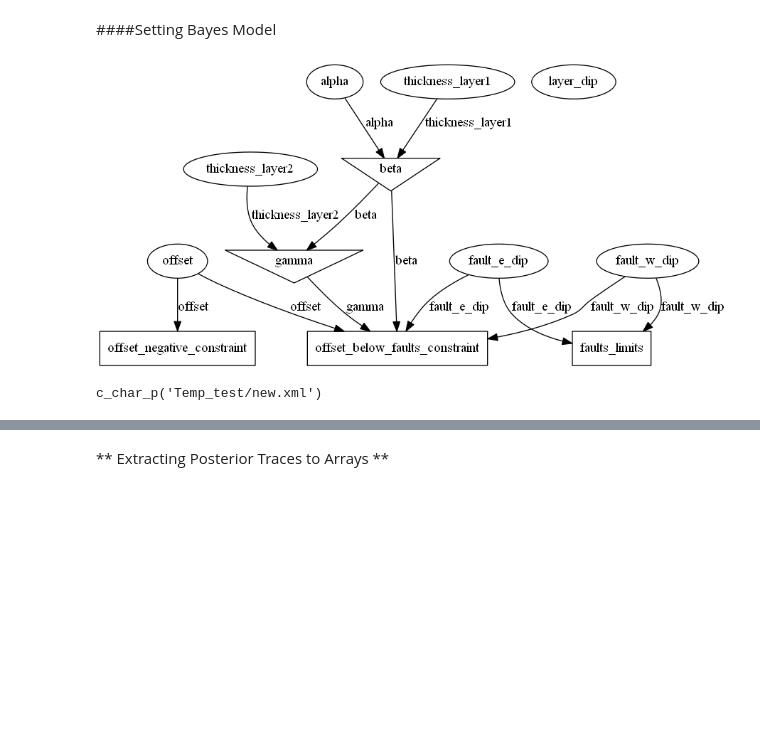
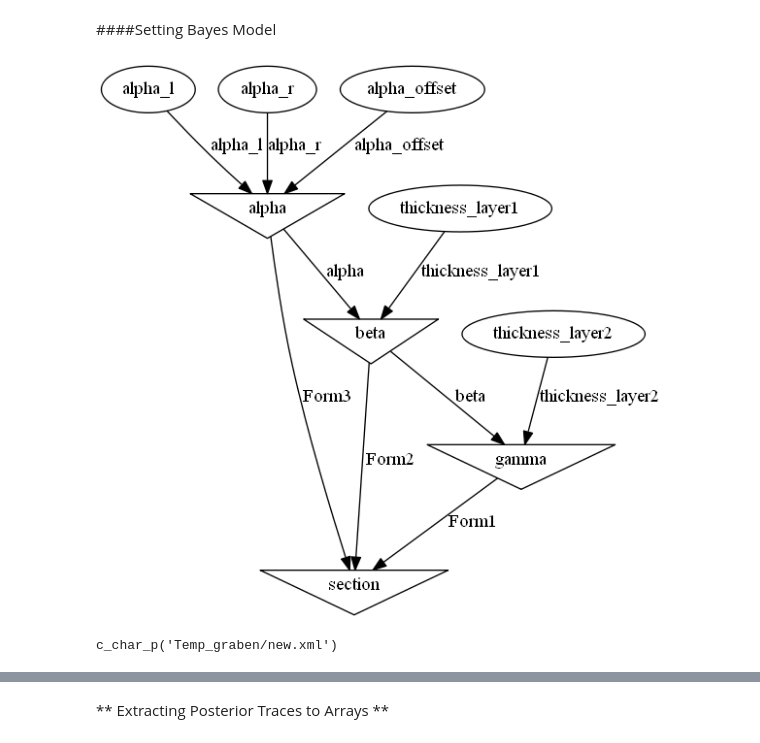
Before and after one commit to Leguark/Thesis, a Jupyter notebook: PyMC geomod-3.ipynb, the cells around one changed output, grey strips where cells are left out. Cells and saved outputs as stored; diff of their text form; code cells hidden in the pictures; blank space fills up the shorter version.

Commit message:
PyMC geomod-3

```diff
--- a/PyMC geomod-3.ipynb
+++ b/PyMC geomod-3.ipynb
@@ -81,27 +76,51 @@ G1.plot_section('y',cell_pos=1,colorbar = True,  cmap='RdBu', figsize=(6,6),inte
 # %% [markdown]
 ####Setting Bayes Model
 # %%
-Image("Nice Notebooks\Allparameters_noobs.png")
+Image("Geomodeller_no_const.png")
 # %% [output]
-[figure, old version]
+[figure, new version]
 # %%
-alpha = pm.Normal("alpha", -350, 0.05)# value= -250)
-beta = pm.Normal("beta", -500, 0.001)# value=-400)
-gamma = pm.Normal("gamma", -650, 0.001)#, value = 0)
+# First layer
+alpha_l = pm.Normal("alpha_l", -350, 0.5, value= -250)
+alpha_r = pm.Normal("alpha_r", -300, 0.5)
+
+#Thickness of the layers
+thickness_layer1 = pm.Normal("thickness_layer1", -150, 0.005) # a lot of uncertainty so the constrains are necessary
+thickness_layer2 = pm.Normal("thickness_layer2", -150, 0.005)
+
+# Offset
+alpha_offset = pm.Normal("alpha_offset",-550,0.5)
+
 
 @pm.deterministic
-def section(alpha = alpha, beta = beta, gamma = gamma):
-    # Create the array we will use to modify the xml
-    samples =  [alpha,beta, gamma,alpha,beta, gamma]
+def alpha(alpha_l = alpha_l, alpha_r = alpha_r, alpha_offset = alpha_offset):
+    return [alpha_offset, alpha_l, alpha_r ]
 
+@pm.deterministic
+def beta(alpha = alpha, thickness_layer1 = thickness_layer1):
+    return alpha + thickness_layer1
+
+@pm.deterministic
+def gamma(beta = beta, thickness_layer2 = thickness_layer2):
+    return beta + thickness_layer2
+
+
+@pm.deterministic
+def section(Form3 = alpha, Form2 = beta , Form1 = gamma):
+    # Create the array we will use to modify the xml. We have to check the order of the formations
+
+    samples =  zip(Form3,Form2, Form1)
+    samples = np.reshape(samples, -1 )
+  #  print samples
+    #print samples
     # Load the xml to be modify
-    hor_lay = 'Temp_test\horizontal_layers.xml'
+    org_xml = 'Temp_graben\Simple_Graben_3.xml'
 
     #Create the instance to modify the xml
         # Loading stuff
     reload(gxml)
     gmod_obj = gxml.GeomodellerClass()
-    gmod_obj.load_geomodeller_file(hor_lay)
+    gmod_obj.load_geomodeller_file(org_xml)
 
     # Create a dictionary so we can acces the section through the name
     section_dict = gmod_obj.create_sections_dict()
@@ -109,43 +128,48 @@ def section(alpha = alpha, beta = beta, gamma = gamma):
     # ## Get the points of all formation for a given section: Dictionary
     contact_points = gmod_obj.get_formation_point_data(section_dict['Section1'])
 
+    # Check the position of points you want to change
+    points_changed = gmod_obj.get_point_coordinates(contact_points)
+   # print "Points coordinates", points_changed
+   # print len(contact_points[:-4])
+
     #Perform the position Change
-    for i, point in enumerate(contact_points):
-        gmod_obj.change_formation_point_pos(point, y_coord = [samples[i],samples[i]])
+    for i, point in enumerate(contact_points[4:]):
+        gmod_obj.change_formation_point_pos(point, y_coord = [samples[i],samples[i]])#, print_points = True)
 
     # Check the new position of points
               #points_changed = gmod_obj.get_point_coordinates(contact_points)
               #print "Points coordinates", points_changed
 
     # Write the new xml
-    gmod_obj.write_xml("Temp_test/new.xml")
-
-
+    gmod_obj.write_xml("Temp_graben/new.xml")
 
     # Read the new xml
-    hor_lay_new = 'Temp_test/new.xml'
+    new_xml = 'Temp_graben/new.xml'
     G1 = geogrid.GeoGrid()
 
     # Getting dimensions and definning grid
 
-    G1.get_dimensions_from_geomodeller_xml_project(hor_lay_new)
+    G1.get_dimensions_from_geomodeller_xml_project(new_xml)
 
     # Resolution!
-    nx = 2
+    nx = 400
     ny = 2
     nz = 400
     G1.define_regular_grid(nx,ny,nz)
 
     # Updating project
-    G1.update_from_geomodeller_project(hor_lay_new)
-
-    # Printing new model
-      #G1.plot_section('y',cell_pos=1,colorbar = True,  cmap='RdBu', figsize=(6,6),interpolation= 'nearest' ,ve = 1, geomod_coord= True)
+    G1.update_from_geomodeller_project(new_xml)
+   # G1.plot_section('y',cell_pos=1,colorbar = True,  cmap='RdBu', figsize=(6,6),interpolation= 'nearest' ,ve = 1, geomod_coord= True, contour = True)
+    #print "I am here"
     return G1
 
+
+
+
 #MODEL!!
-model = pm.Model([alpha, beta, gamma, section])
+model = pm.Model([alpha_l,alpha_r,alpha_offset,thickness_layer1, thickness_layer2,alpha,beta,gamma,section])
 # %% [output]
-c_char_p('Temp_test/new.xml')
+c_char_p('Temp_graben/new.xml')
 # %%
 M = pm.MCMC(model)
```
Also changed, not shown: parts of 9 cells of this notebook, 15 other files.
